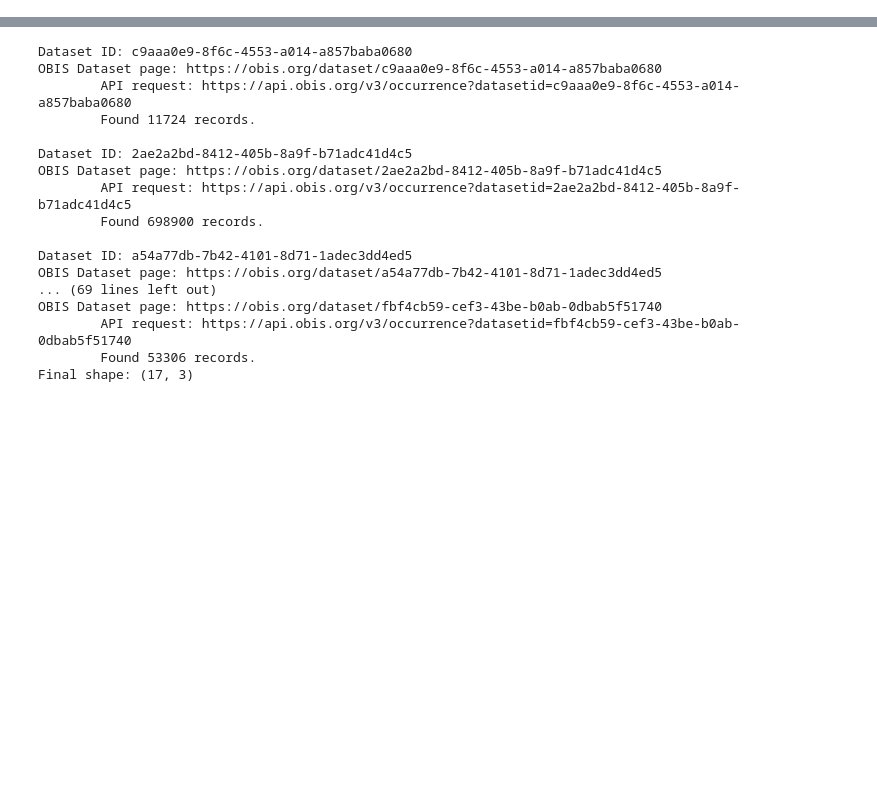
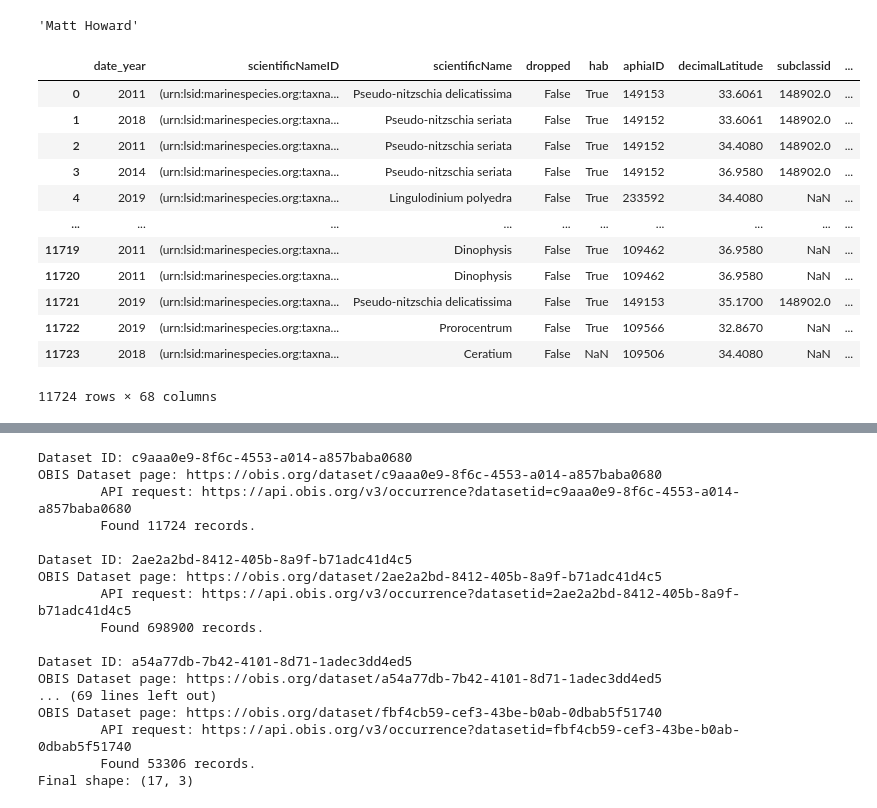
Before and after one commit to MathewBiddle/sandbox, a Jupyter notebook: notebooks/IOOS_occurrences_in_OBIS.ipynb, the cells around one changed output, grey strips where cells are left out. Drawn from its saved outputs; the diff is of its cells as text; code cells hidden in the pictures; blank space fills up the shorter version.

```diff
--- a/notebooks/IOOS_occurrences_in_OBIS.ipynb
+++ b/notebooks/IOOS_occurrences_in_OBIS.ipynb
@@ -167,0 +201,28 @@ Successfully installed click-plugins-1.1.1 cligj-0.7.2 fiona-1.8.21 geopandas-0.
+# %%
+row['source']
+# %% [output]
+'Matt Howard'
+# %%
+  # read into geopandas dataframe for plotting
+gdf = geopandas.GeoDataFrame(
+    combined, geometry=geopandas.points_from_xy(combined.decimalLongitude, combined.decimalLatitude))
+
+gdf['dataset_id'] = combined['datasetID']
+
+gdf['source'] = combined['source']
+
+location_data = pd.concat([location_data, gdf])
+# %% [output]
+|  | date_year | scientificNameID | scientificName | dropped | hab | aphiaID | decimalLatitude | subclassid | ... |
+| 0 | 2011 | (urn:lsid:marinespecies.org:taxna... | Pseudo-nitzschia delicatissima | False | True | 149153 | 33.6061 | 148902.0 | ... |
+| 1 | 2018 | (urn:lsid:marinespecies.org:taxna... | Pseudo-nitzschia seriata | False | True | 149152 | 33.6061 | 148902.0 | ... |
+| 2 | 2011 | (urn:lsid:marinespecies.org:taxna... | Pseudo-nitzschia seriata | False | True | 149152 | 34.4080 | 148902.0 | ... |
+| 3 | 2014 | (urn:lsid:marinespecies.org:taxna... | Pseudo-nitzschia seriata | False | True | 149152 | 36.9580 | 148902.0 | ... |
+| 4 | 2019 | (urn:lsid:marinespecies.org:taxna... | Lingulodinium polyedra | False | True | 233592 | 34.4080 | NaN | ... |
+| ... | ... | ... | ... | ... | ... | ... | ... | ... | ... |
+| 11719 | 2011 | (urn:lsid:marinespecies.org:taxna... | Dinophysis | False | True | 109462 | 36.9580 | NaN | ... |
+| 11720 | 2011 | (urn:lsid:marinespecies.org:taxna... | Dinophysis | False | True | 109462 | 36.9580 | NaN | ... |
+| 11721 | 2019 | (urn:lsid:marinespecies.org:taxna... | Pseudo-nitzschia delicatissima | False | True | 149153 | 35.1700 | 148902.0 | ... |
+| 11722 | 2019 | (urn:lsid:marinespecies.org:taxna... | Prorocentrum | False | True | 109566 | 32.8670 | NaN | ... |
+| 11723 | 2018 | (urn:lsid:marinespecies.org:taxna... | Ceratium | False | NaN | 109506 | 34.4080 | NaN | ... |
+11724 rows × 68 columns
```
Also changed, not shown: parts of 12 cells of this notebook.
